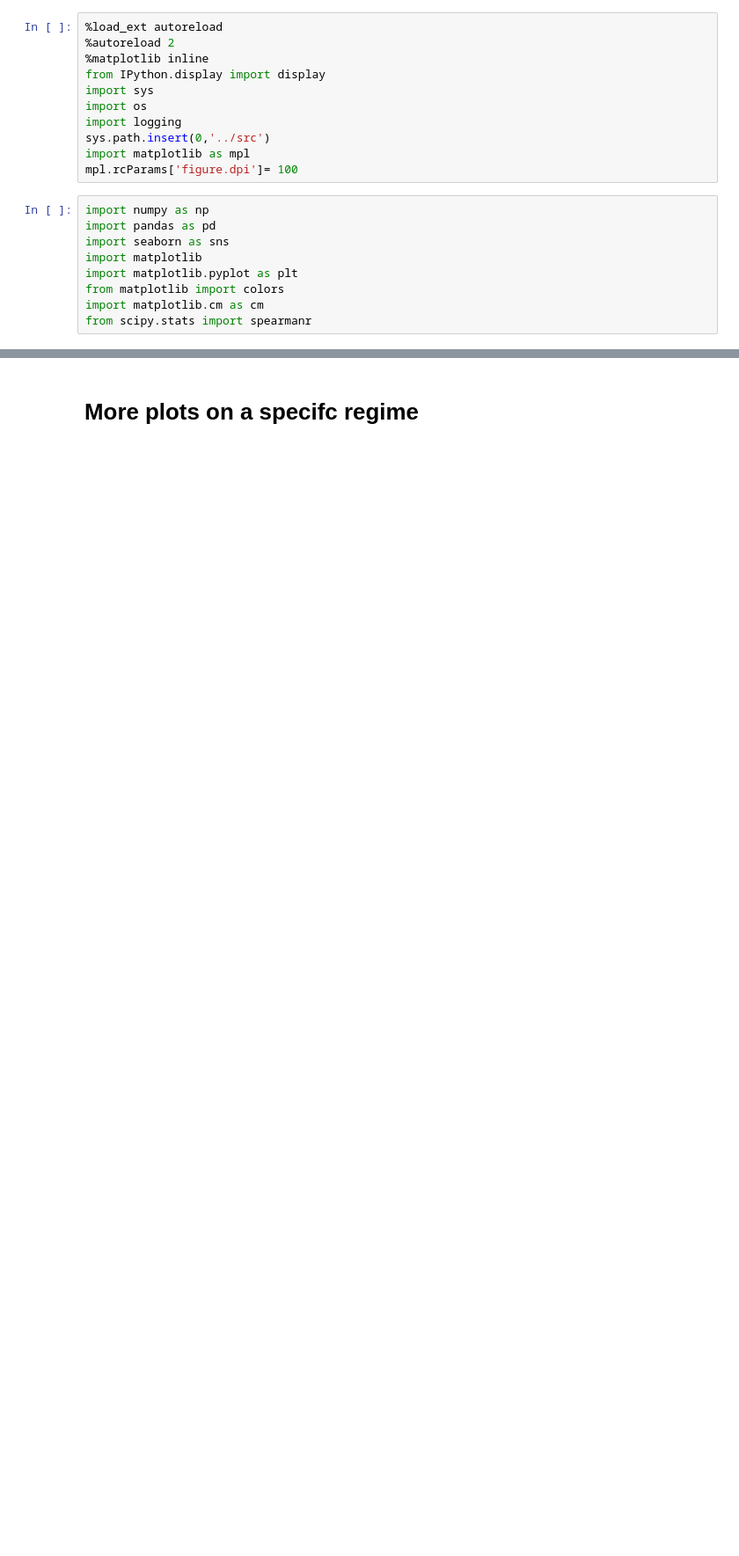
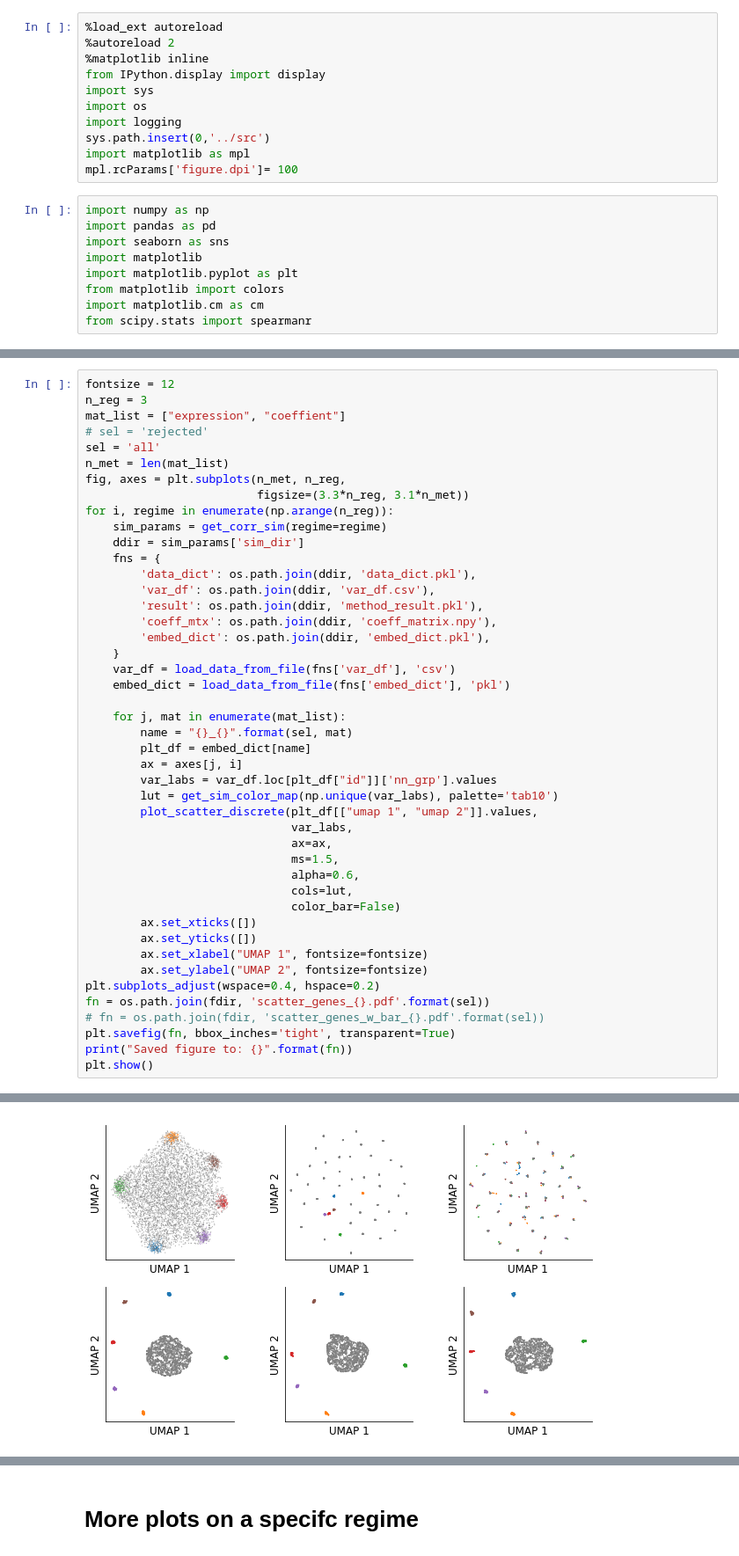
Before and after one commit to yashpatel5400/gliss, a Jupyter notebook: notebooks/analysis_toy_feat_clust_corr.ipynb, the cells around one changed output, grey strips where cells are left out. Shown at 88% size. Drawn from its saved outputs; the diff is of its cells as text; blank space fills up the shorter version.

```diff
--- a/notebooks/analysis_toy_feat_clust_corr.ipynb
+++ b/notebooks/analysis_toy_feat_clust_corr.ipynb
@@ -20,0 +75,46 @@ from scipy.stats import spearmanr
+# %%
+fontsize = 12
+n_reg = 3
+mat_list = ["expression", "coeffient"]
+# sel = 'rejected'
+sel = 'all'
+n_met = len(mat_list)
+fig, axes = plt.subplots(n_met, n_reg,
+                         figsize=(3.3*n_reg, 3.1*n_met))
+for i, regime in enumerate(np.arange(n_reg)):
+    sim_params = get_corr_sim(regime=regime)
+    ddir = sim_params['sim_dir']
+    fns = {
+        'data_dict': os.path.join(ddir, 'data_dict.pkl'),
+        'var_df': os.path.join(ddir, 'var_df.csv'),
+        'result': os.path.join(ddir, 'method_result.pkl'),
+        'coeff_mtx': os.path.join(ddir, 'coeff_matrix.npy'),
+        'embed_dict': os.path.join(ddir, 'embed_dict.pkl'),
+    }
+    var_df = load_data_from_file(fns['var_df'], 'csv')
+    embed_dict = load_data_from_file(fns['embed_dict'], 'pkl')
+
+    for j, mat in enumerate(mat_list):
+        name = "{}_{}".format(sel, mat)
+        plt_df = embed_dict[name]
+        ax = axes[j, i]
+        var_labs = var_df.loc[plt_df["id"]]['nn_grp'].values
+        lut = get_sim_color_map(np.unique(var_labs), palette='tab10')
+        plot_scatter_discrete(plt_df[["umap 1", "umap 2"]].values,
+                              var_labs,
+                              ax=ax,
+                              ms=1.5,
+                              alpha=0.6,
+                              cols=lut,
+                              color_bar=False)
+        ax.set_xticks([])
+        ax.set_yticks([])
+        ax.set_xlabel("UMAP 1", fontsize=fontsize)
+        ax.set_ylabel("UMAP 2", fontsize=fontsize)
+plt.subplots_adjust(wspace=0.4, hspace=0.2)
+fn = os.path.join(fdir, 'scatter_genes_{}.pdf'.format(sel))
+# fn = os.path.join(fdir, 'scatter_genes_w_bar_{}.pdf'.format(sel))
+plt.savefig(fn, bbox_inches='tight', transparent=True)
+print("Saved figure to: {}".format(fn))
+plt.show()
+# %% [output]
@@ -20,0 +122 @@ from scipy.stats import spearmanr
+[figure, added]
```
Also changed, not shown: parts of 17 cells of this notebook, 1 other file.
